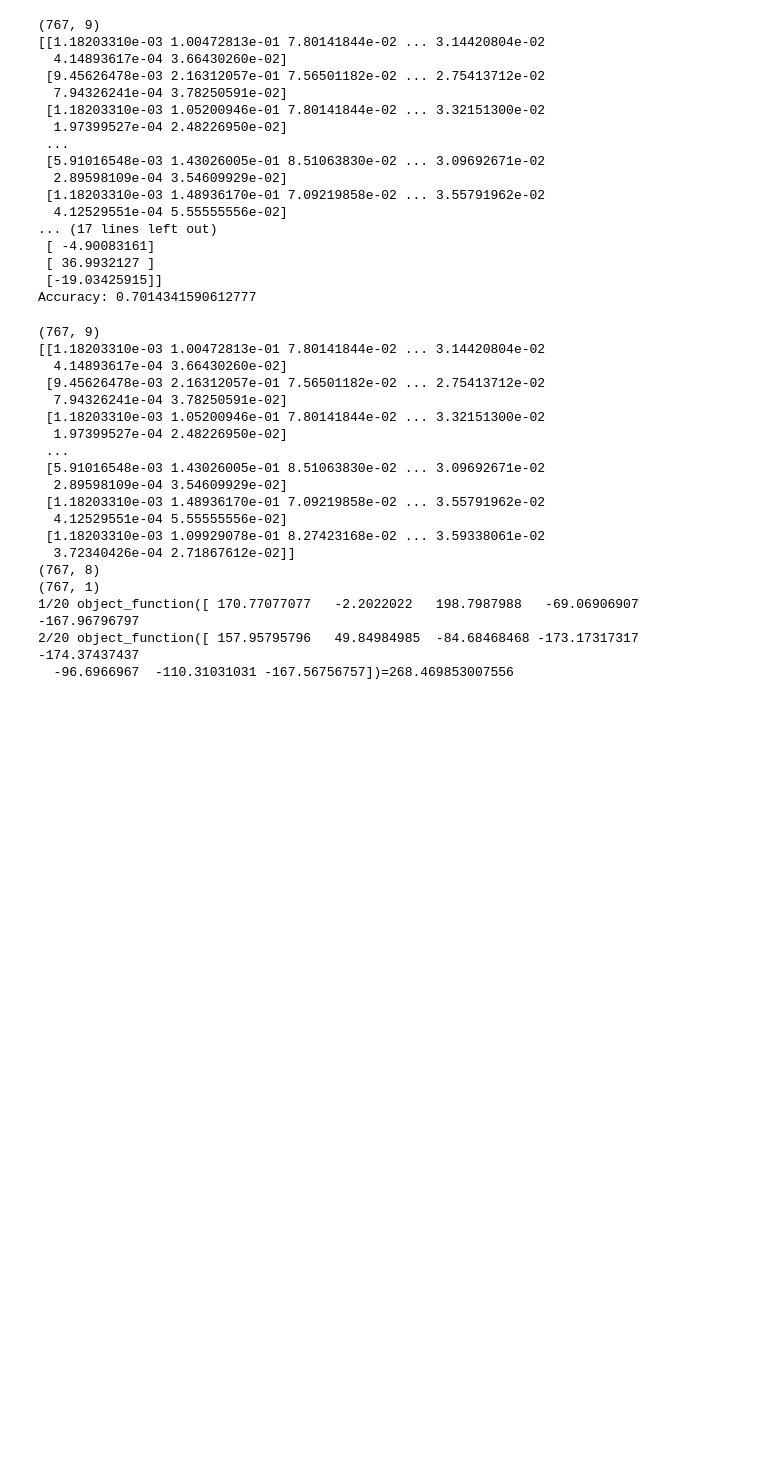
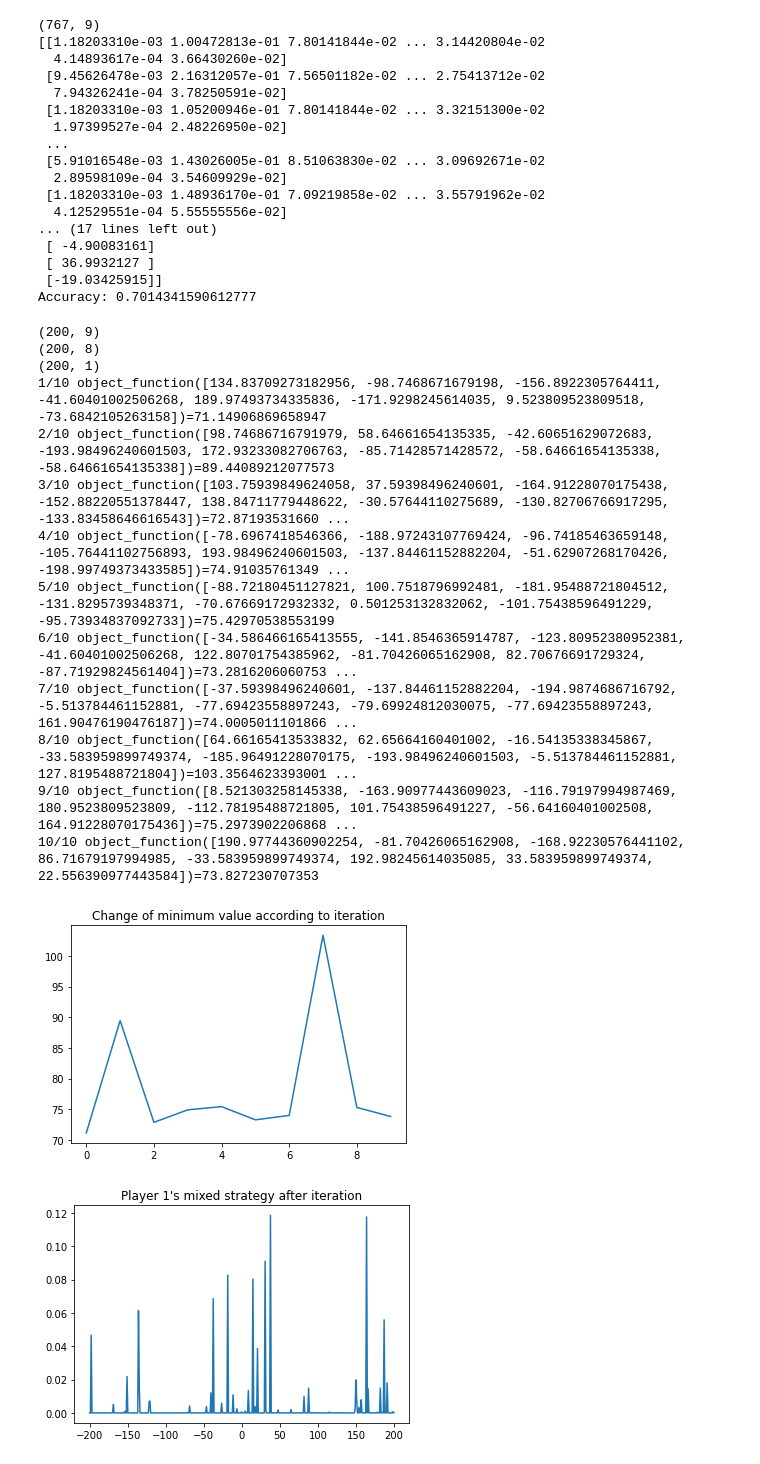
Before and after one commit to dolmani38/nash_loss, a Jupyter notebook: Global optimization experiment of game theory.ipynb, the cells around one changed output. Drawn from its saved outputs; the diff is of its cells as text; code cells hidden in the pictures; blank space fills up the shorter version.

```diff
--- a/Global optimization experiment of game theory.ipynb
+++ b/Global optimization experiment of game theory.ipynb
@@ -353,80 +432,61 @@ import numpy as np
 import pandas as pd
 # load the dataset
 dataset = pd.read_csv("https://raw.githubusercontent.com/jbrownlee/Datasets/master/pima-indians-diabetes.data.csv")  #loadtxt('pima-indians-diabetes.csv', delimiter=',')
+dataset = dataset.loc[0:10*20 - 1]
 # split into input (X) and output (y) variables
 print(dataset.shape)
 X = np.asarray(dataset.iloc[:,0:8])
 X = X/np.max(X)
-print(X)
-y = np.asarray(dataset.iloc[:,8]).reshape(1,len(X)).T
+#print(X)
+Y = np.asarray(dataset.iloc[:,8]).reshape(1,len(X)).T
 print(X.shape)
-print(y.shape)
-# sigmoid function
-def nonlin(x):
-    return 1/(1+np.exp(-x))
-"""
-# input dataset
-X = np.array([  [0,0,1],
-                [0,1,1],
-                [1,0,1],
-                [1,1,1] ])
+print(Y.shape)
 
-# output dataset
-y = np.array([[0,0,1,1]]).T
-"""
 # seed random numbers to make calculation
 # deterministic (just a good practice)
-np.random.seed(1)
 
-def f(syn0):
-      # forward propagation
-    syn0 = np.array(syn0)
-    syn0 = syn0.reshape(syn0.shape[0],1)
-    l0 = X
-    l1 = nonlin(np.dot(l0,syn0))
 
-    # how much did we miss?
-    l1_error = y - l1
-    return np.sum(np.abs(l1_error))
 
 play_optimizer = Based_on_play_theory_optimizer()
 
-S,history,op = play_optimizer.optimize(object_function=f,player_count=8,strategy_range=[-200,200],number_of_strategies=1000,sample_count=100,epoch=20,resolution=1)
+S,history,op = play_optimizer.optimize(X,Y,batch_size = 10,strategy_range=[-200,200],number_of_strategies=400,sample_count=5,epoch=10,resolution=1)
 
 plt.plot(history)
 plt.title("Change of minimum value according to iteration")
 plt.show()
 
 plt.plot(S[0,:,0].reshape(S.shape[1]),S[0,:,1].reshape(S.shape[1]))
 plt.title("Player 1's mixed strategy after iteration")
 plt.show()
+
+# sigmoid function
+def nonlin(x):
+    return 1/(1+np.exp(-x))
+
 op = np.array(op)
 op = op.reshape(op.shape[0],1)
 l1 = nonlin(np.dot(X,op))
 l1 = l1.round()
-#print(l1)
+print(Y)
+print(l1)
 
 from sklearn.metrics import accuracy_score
-accuracy = accuracy_score(y, l1)
+accuracy = accuracy_score(Y, l1)
 
 print('Accuracy:',accuracy)
 # %% [output]
-(767, 9)
-[[1.18203310e-03 1.00472813e-01 7.80141844e-02 ... 3.14420804e-02
-  4.14893617e-04 3.66430260e-02]
- [9.45626478e-03 2.16312057e-01 7.56501182e-02 ... 2.75413712e-02
-  7.94326241e-04 3.78250591e-02]
- [1.18203310e-03 1.05200946e-01 7.80141844e-02 ... 3.32151300e-02
-  1.97399527e-04 2.48226950e-02]
- ...
- [5.91016548e-03 1.43026005e-01 8.51063830e-02 ... 3.09692671e-02
-  2.89598109e-04 3.54609929e-02]
- [1.18203310e-03 1.48936170e-01 7.09219858e-02 ... 3.55791962e-02
-  4.12529551e-04 5.55555556e-02]
- [1.18203310e-03 1.09929078e-01 8.27423168e-02 ... 3.59338061e-02
-  3.72340426e-04 2.71867612e-02]]
-(767, 8)
-(767, 1)
-1/20 object_function([ 170.77077077   -2.2022022   198.7987988   -69.06906907 -167.96796797
-2/20 object_function([ 157.95795796   49.84984985  -84.68468468 -173.17317317 -174.37437437
-  -96.6966967  -110.31031031 -167.56756757])=268.469853007556
+(200, 9)
+(200, 8)
+(200, 1)
+1/10 object_function([134.83709273182956, -98.7468671679198, -156.8922305764411, -41.60401002506268, 189.97493734335836, -171.9298245614035, 9.523809523809518, -73.6842105263158])=71.14906869658947
+2/10 object_function([98.74686716791979, 58.64661654135335, -42.60651629072683, -193.98496240601503, 172.93233082706763, -85.71428571428572, -58.64661654135338, -58.64661654135338])=89.44089212077573
+3/10 object_function([103.75939849624058, 37.59398496240601, -164.91228070175438, -152.88220551378447, 138.84711779448622, -30.57644110275689, -130.82706766917295, -133.83458646616543])=72.87193531660 ...
+4/10 object_function([-78.6967418546366, -188.97243107769424, -96.74185463659148, -105.76441102756893, 193.98496240601503, -137.84461152882204, -51.62907268170426, -198.99749373433585])=74.91035761349 ...
+5/10 object_function([-88.72180451127821, 100.7518796992481, -181.95488721804512, -131.8295739348371, -70.67669172932332, 0.501253132832062, -101.75438596491229, -95.73934837092733])=75.42970538553199
+6/10 object_function([-34.586466165413555, -141.8546365914787, -123.80952380952381, -41.60401002506268, 122.80701754385962, -81.70426065162908, 82.70676691729324, -87.71929824561404])=73.2816206060753 ...
+7/10 object_function([-37.59398496240601, -137.84461152882204, -194.9874686716792, -5.513784461152881, -77.69423558897243, -79.69924812030075, -77.69423558897243, 161.90476190476187])=74.0005011101866 ...
+8/10 object_function([64.66165413533832, 62.65664160401002, -16.54135338345867, -33.583959899749374, -185.96491228070175, -193.98496240601503, -5.513784461152881, 127.8195488721804])=103.3564623393001 ...
+9/10 object_function([8.521303258145338, -163.90977443609023, -116.79197994987469, 180.9523809523809, -112.78195488721805, 101.75438596491227, -56.64160401002508, 164.91228070175436])=75.2973902206868 ...
+10/10 object_function([190.97744360902254, -81.70426065162908, -168.92230576441102, 86.71679197994985, -33.583959899749374, 192.98245614035085, 33.583959899749374, 22.556390977443584])=73.827230707353
+[figure, added]
+[figure, added]
```
Also changed, not shown: parts of 5 cells of this notebook.
